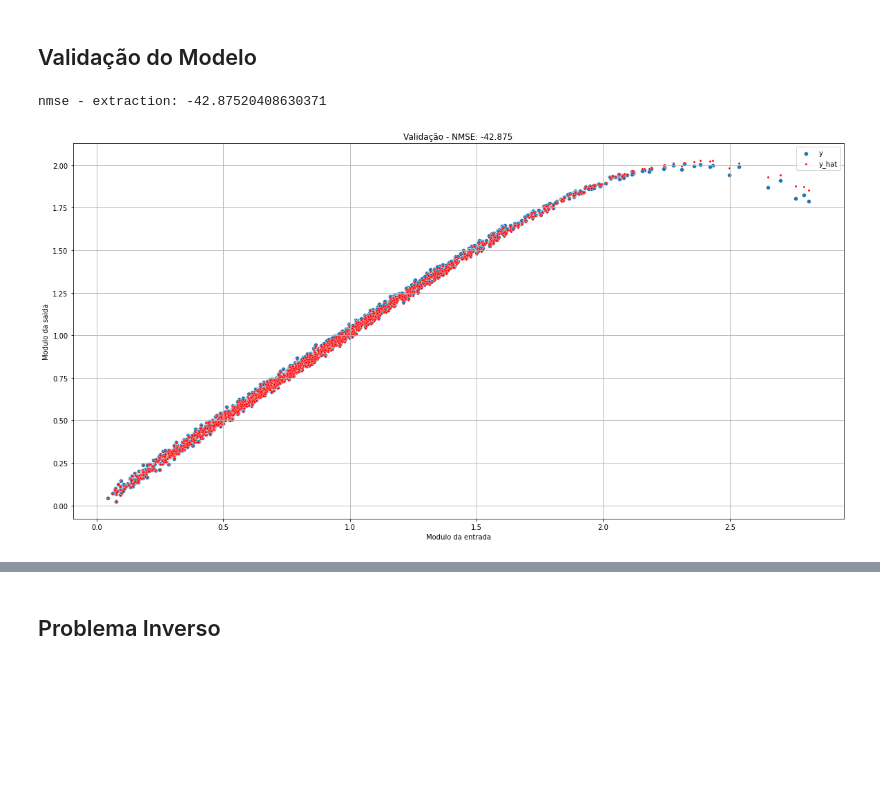
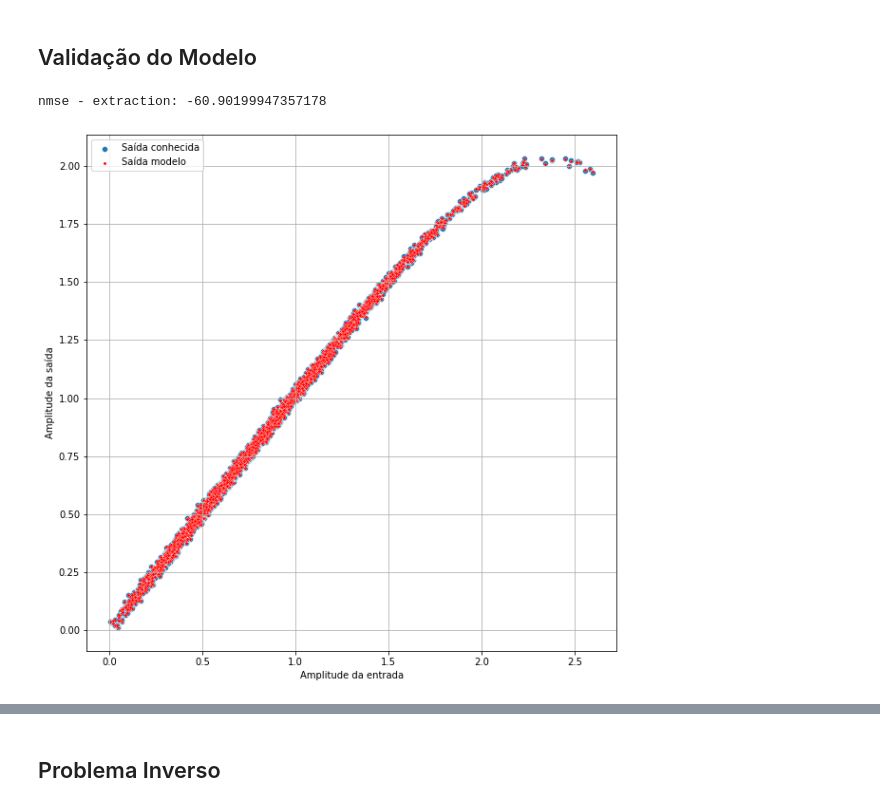
Before and after one commit to CaioMizerkowski/TCC, a Jupyter notebook: nb/parteB.ipynb, the cells around one changed output, grey strips where cells are left out. Saved outputs shown, nothing was run; the diff lists cells and outputs as text; code cells hidden in the pictures; blank space fills up the shorter version.

Commit message:
🚧: Atualização da bibliográfia e das imagens made by Caio Mizerkowski for college

```diff
--- a/nb/parteB.ipynb
+++ b/nb/parteB.ipynb
@@ -256,29 +297,29 @@ model_PA = model
 # %% [markdown]
 ## Validação do Modelo
 # %%
-p = Path('../data/modeledcadence_validation.csv')
+p = Path('../data/modeledcadence_extraction.csv')
 data = load_csv2numpy(p)
 x = data[:, 0] + 1j*data[:, 1]
 x = normalize_data(x)
 x_abs = np.abs(x)
 
 y = data[:, 2] + 1j*data[:, 3]
 y = normalize_data(y)
 y_abs = np.abs(y)
 
 nmse, y_hat = validation(model, x, y, M)
 print(f'nmse - extraction: {nmse}')
 
-plt.figure(figsize=(20,10))
-sns.scatterplot(x=x_abs, y=y_abs, label='y')
-sns.scatterplot(x=x_abs[M+1:], y=np.abs(y_hat), label='y_hat', s=10, color='red')
+plt.figure(figsize=(10,10))
+sns.scatterplot(x=x_abs, y=y_abs, label='Saída conhecida')
+sns.scatterplot(x=x_abs[M+1:], y=np.abs(y_hat), label='Saída modelo', s=10, color='red')
 plt.grid()
-plt.title(f'Validação - NMSE: {nmse:.3f}')
-plt.xlabel('Modulo da entrada')
-plt.ylabel('Modulo da saida')
+#plt.title(f'Validação - NMSE: {nmse:.3f}')
+plt.ylabel('Amplitude da saída')
+plt.xlabel('Amplitude da entrada')
 plt.show()
 plt.close()
 # %% [output]
-nmse - extraction: -42.87520408630371
+nmse - extraction: -60.90199947357178
-[figure, old version]
+[figure, new version]
 # %%
```
Also changed, not shown: parts of 15 cells of this notebook, 11 other files.
